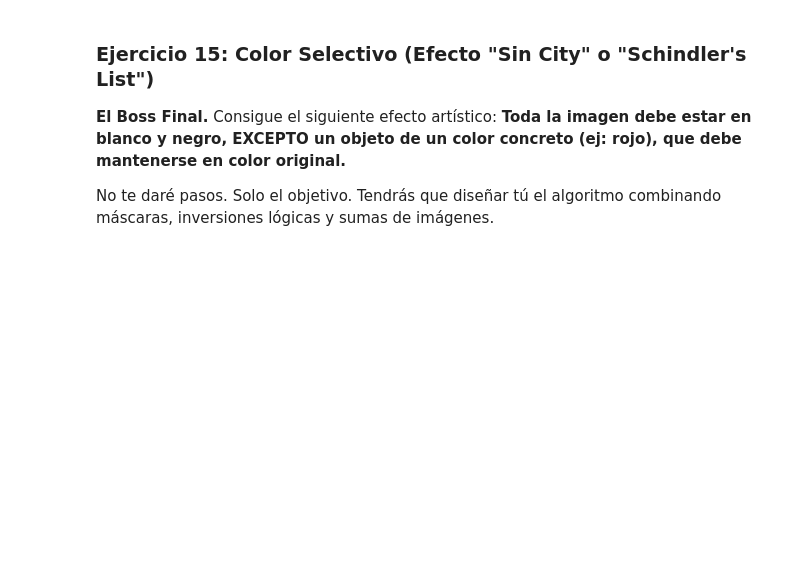
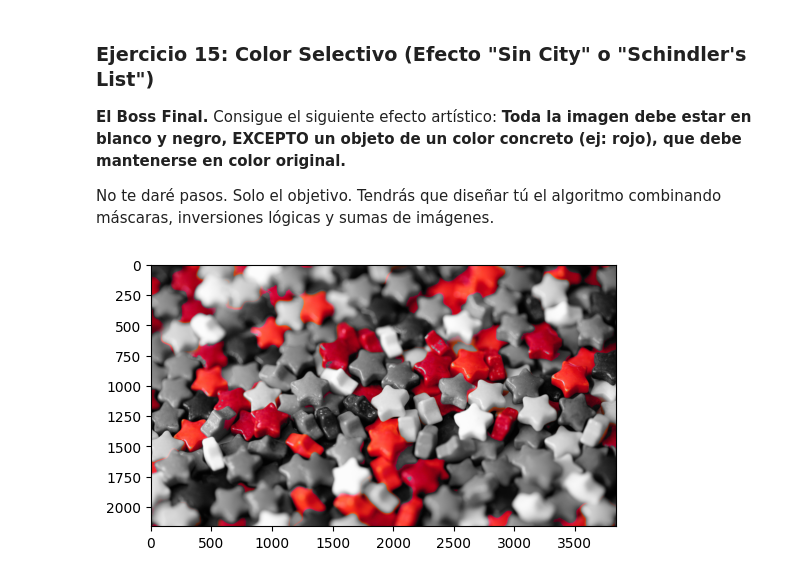
Before and after one commit to JavierPeraltaAzagra/Big-Data-e-IA, a Jupyter notebook: Programacion de IA/Tratamiento de imagen/Ejercicio 4 OpenCV/Practica_4_OpenCV.ipynb, the cells around one changed output. Drawn from its saved outputs; the diff is of its cells as text; code cells hidden in the pictures; blank space fills up the shorter version.

```diff
--- a/Programacion de IA/Tratamiento de imagen/Ejercicio 4 OpenCV/Practica_4_OpenCV.ipynb
+++ b/Programacion de IA/Tratamiento de imagen/Ejercicio 4 OpenCV/Practica_4_OpenCV.ipynb
@@ -340,0 +341,33 @@ No te daré pasos. Solo el objetivo. Tendrás que diseñar tú el algoritmo comb
+# %%
+# Crear máscara de rojos
+lower_red1 = np.array([0, 50, 50])
+upper_red1 = np.array([10, 255, 255])
+mask_red1 = cv2.inRange(imagen_hsv, lower_red1, upper_red1)
+
+lower_red2 = np.array([170, 50, 50])
+upper_red2 = np.array([180, 255, 255])
+mask_red2 = cv2.inRange(imagen_hsv, lower_red2, upper_red2)
+
+mask_rojo = mask_red1 + mask_red2
+
+# Convertir imagen a blanco y negro
+imagen_gris = cv2.cvtColor(img_bgr, cv2.COLOR_BGR2GRAY)
+# Convertir a 3 canales para poder combinar luego con la imagen en bgr
+imagen_gris_bgr = cv2.cvtColor(imagen_gris, cv2.COLOR_GRAY2BGR)
+
+# Crear máscara sin rojos
+mask_no_rojo = cv2.bitwise_not(mask_rojo)
+
+# Sacar rojos de la imagen con color y zonas sin rojo de la imagen gris
+rojos = cv2.bitwise_and(img_bgr, img_bgr, mask=mask_rojo)
+sin_rojos = cv2.bitwise_and(imagen_gris_bgr, imagen_gris_bgr, mask=mask_no_rojo)
+
+# Combinar
+resultado = cv2.add(rojos, sin_rojos)
+
+# Mostrar imagen
+resultado_rgb = cv2.cvtColor(resultado, cv2.COLOR_BGR2RGB)
+plt.imshow(resultado_rgb)
+plt.show()
+# %% [output]
+[figure, added]
```
Also changed, not shown: parts of 3 cells of this notebook.
